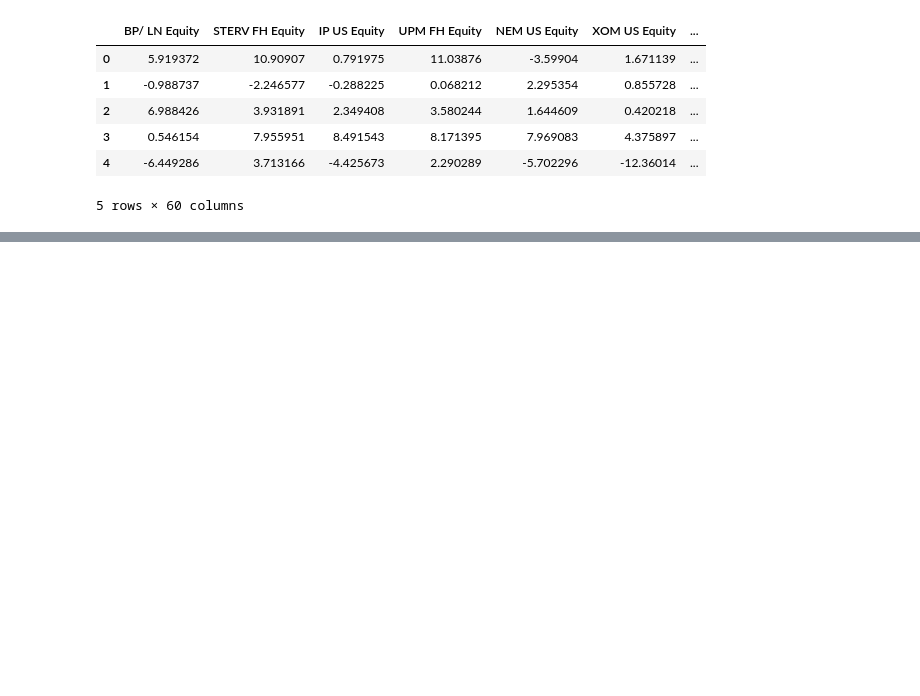
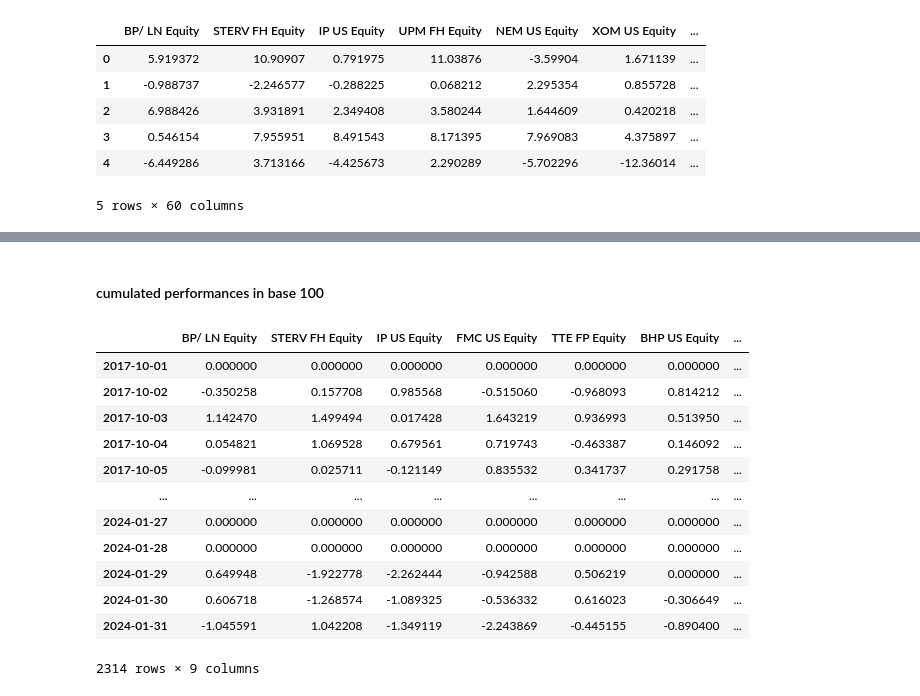
Before and after one commit to JoseAngelGarciaSanchez/Impact-of-Sentiment-analysis-on-Energy-Sector-Stock-Prices, a Jupyter notebook: src/lab.ipynb, the cells around one changed output, grey strips where cells are left out. Drawn from its saved outputs; the diff is of its cells as text; code cells hidden in the pictures; blank space fills up the shorter version.

```diff
--- a/src/lab.ipynb
+++ b/src/lab.ipynb
@@ -286,3 +372,27 @@ df_tweets.head()
 | 2 | EuropaWire | europawire | 2024-03-28 16:44:18+00:00 | mar 28 storaenso releases 2023 gr... | 0.0 | 0.0 | 0 | Bearish | neutral | ... |
 | 3 | Travis Perkins Group News | TP_plc | 2024-03-28 16:17:04+00:00 | mar 28earlier this week the const... | 0.0 | 0.0 | 0 | Bullish | neutral | ... |
 | 4 | Its rider’s name was Death... | TomKeepIt | 2024-03-28 14:25:19+00:00 | mar 28replying to tomkeepit | 0.0 | 0.0 | 1 | Bullish | neutral | ... |
+# %% [markdown]
+#### cumulated performances in base 100
+# %%
+import pandas as pd
+import numpy as np
+
+
+returns = pd.read_pickle('./../data/stocks_daily_data.pkl')
+returns = returns.fillna(0)
+returns
+# %% [output]
+|  | BP/ LN Equity | STERV FH Equity | IP US Equity | FMC US Equity | TTE FP Equity | BHP US Equity | ... |
+| 2017-10-01 | 0.000000 | 0.000000 | 0.000000 | 0.000000 | 0.000000 | 0.000000 | ... |
+| 2017-10-02 | -0.350258 | 0.157708 | 0.985568 | -0.515060 | -0.968093 | 0.814212 | ... |
+| 2017-10-03 | 1.142470 | 1.499494 | 0.017428 | 1.643219 | 0.936993 | 0.513950 | ... |
+| 2017-10-04 | 0.054821 | 1.069528 | 0.679561 | 0.719743 | -0.463387 | 0.146092 | ... |
+| 2017-10-05 | -0.099981 | 0.025711 | -0.121149 | 0.835532 | 0.341737 | 0.291758 | ... |
+| ... | ... | ... | ... | ... | ... | ... | ... |
+| 2024-01-27 | 0.000000 | 0.000000 | 0.000000 | 0.000000 | 0.000000 | 0.000000 | ... |
+| 2024-01-28 | 0.000000 | 0.000000 | 0.000000 | 0.000000 | 0.000000 | 0.000000 | ... |
+| 2024-01-29 | 0.649948 | -1.922778 | -2.262444 | -0.942588 | 0.506219 | 0.000000 | ... |
+| 2024-01-30 | 0.606718 | -1.268574 | -1.089325 | -0.536332 | 0.616023 | -0.306649 | ... |
+| 2024-01-31 | -1.045591 | 1.042208 | -1.349119 | -2.243869 | -0.445155 | -0.890400 | ... |
+2314 rows × 9 columns
```
Also changed, not shown: parts of 6 cells of this notebook.
